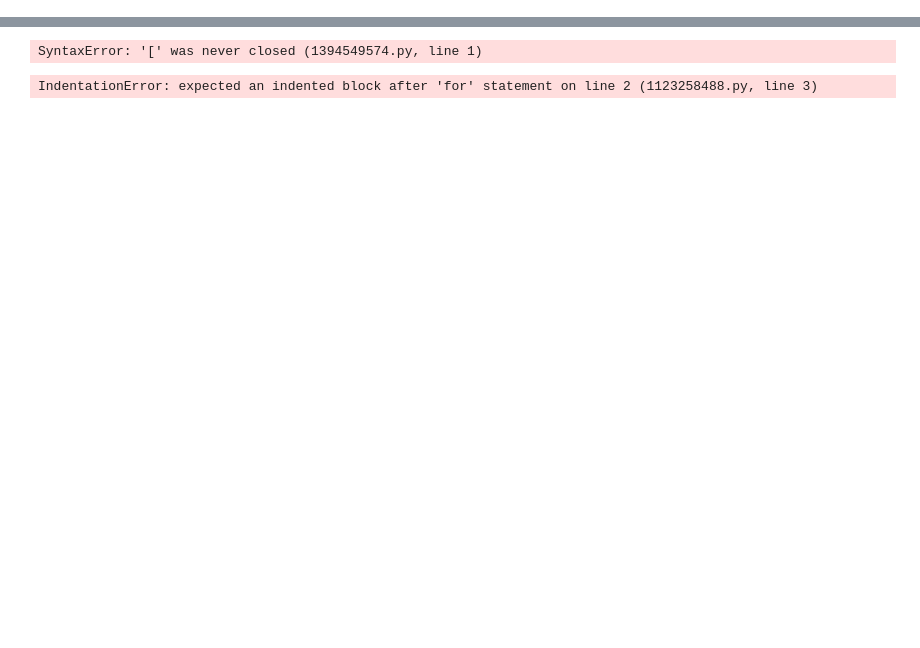
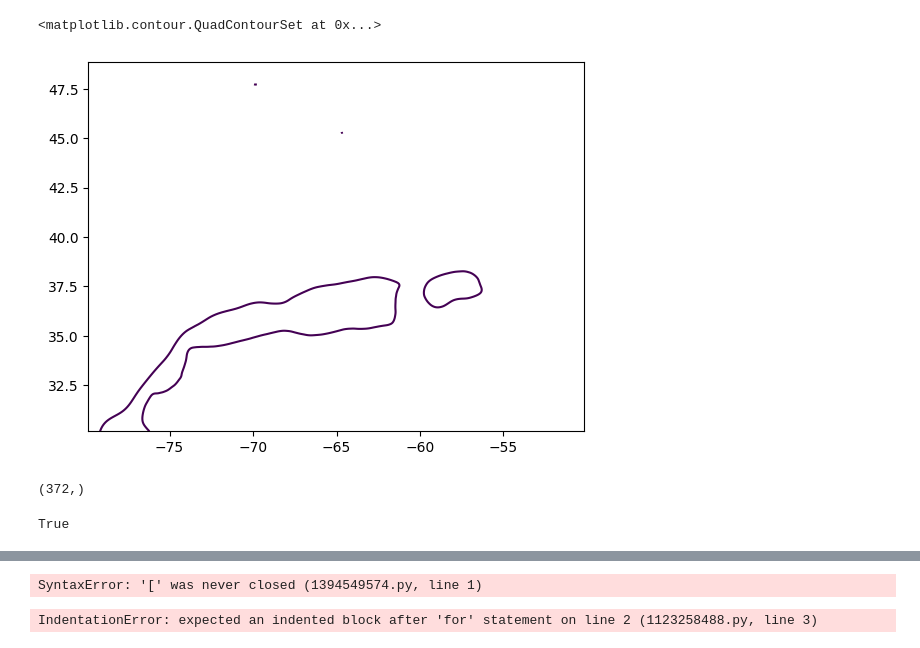
Before and after one commit to sydperk8/NES_coldpool_data, a Jupyter notebook: GS_path.ipynb, the cells around one changed output, grey strips where cells are left out. Drawn from its saved outputs; the diff is of its cells as text; code cells hidden in the pictures; blank space fills up the shorter version.

```diff
--- a/GS_path.ipynb
+++ b/GS_path.ipynb
@@ -110,0 +148,5 @@ length_obs = month2year((length_obs-np.mean(length_obs))/np.std(length_obs))
+# %%
+plt.contour(lon_obs,lat_obs,ssh_obs[0,:,:],levels=[ax_obs])
+# %% [output]
+<matplotlib.contour.QuadContourSet at 0x...>
+[figure, added]
@@ -110,0 +158,25 @@ length_obs = month2year((length_obs-np.mean(length_obs))/np.std(length_obs))
+# %%
+print(lat_obs.shape)
+# %% [output]
+(372,)
+# %%
+lat_test = lat_obs
+mask = np.ma.getmaskarray(lat_obs)
+expanded_mask = (
+    mask
+    | np.roll(mask, 1)
+    | np.roll(mask, -1)
+) #finding neigbors
+expanded_mask[0] = mask[0] | mask[1]
+expanded_mask[-1] = mask[-1] | mask[-2] # removing error from edge values
+
+lat_clean = lat_obs[~expanded_mask]
+# the ~ makes it so that it reverse of expanded so it is saying lat_obs where it is NOT masked makes up lat_clean
+# for k in range(lat_obs.shape[0]):
+#     np.ma.is_Masked(lat_obs[k]);
+#     np.ma.is_Masked(lat_obs[k-1]);
+#    # np.ma.isMaskedArray(lat_obs[k+1])
+#     if True in lat_test: lat_test.remove(True)
+print(np.sum(mask) == 0)
+# %% [output]
+True
```
Also changed, not shown: parts of 17 cells of this notebook.
